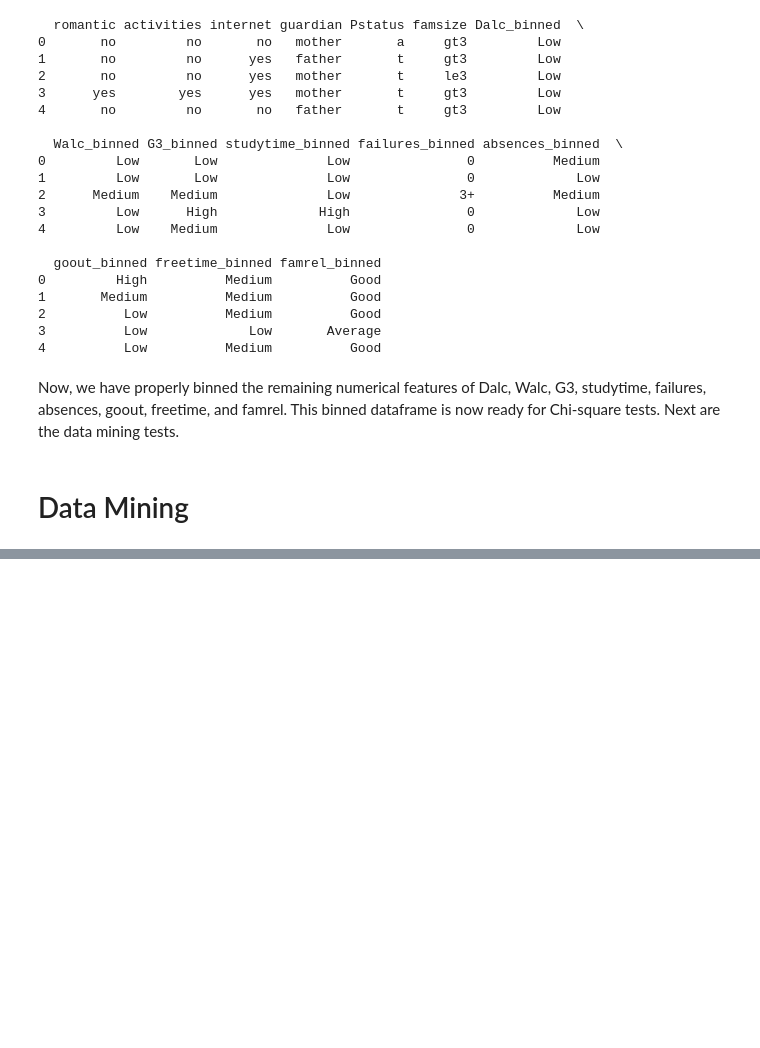
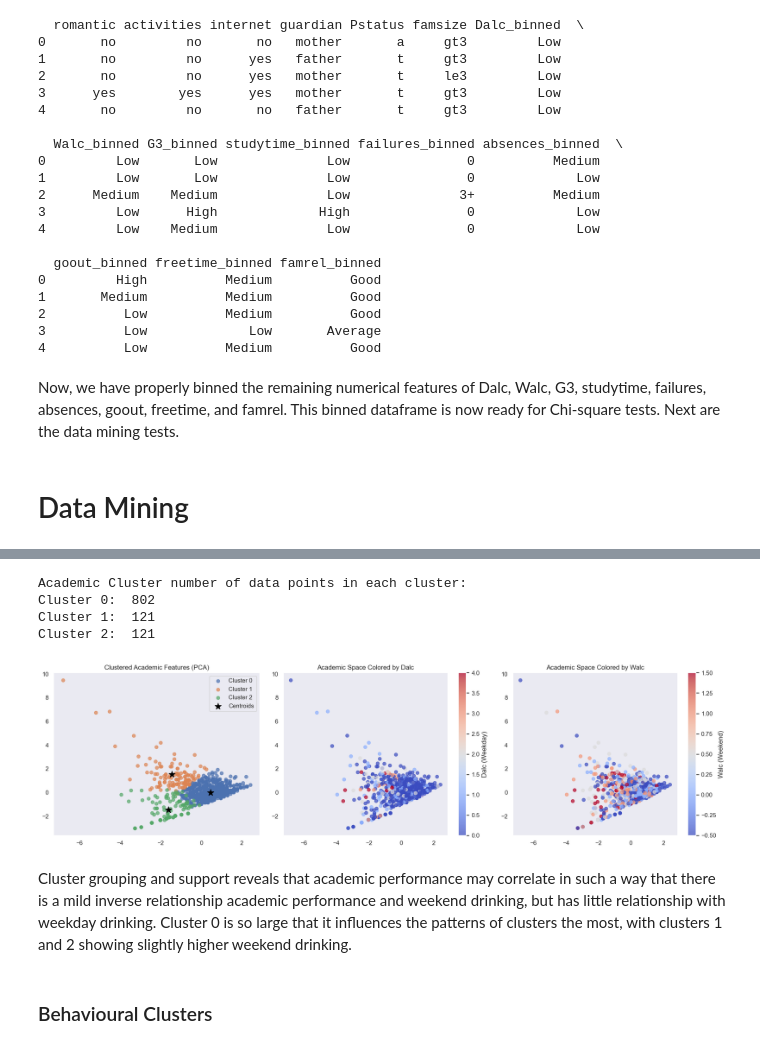
Before and after one commit to lonebono/CSMODEL, a Jupyter notebook: akbayanpartylistMCO.ipynb, the cells around one changed output, grey strips where cells are left out. Saved outputs shown, nothing was run; the diff lists cells and outputs as text; code cells hidden in the pictures; blank space fills up the shorter version.

```diff
--- a/akbayanpartylistMCO.ipynb
+++ b/akbayanpartylistMCO.ipynb
@@ -796,0 +801,10 @@ Now, we have properly binned the remaining numerical features of Dalc, Walc, G3,
+# %%
+clustered_df = scaled_encoded_df.copy()
+
+academic_features = ['studytime', 'absences', 'failures', 'G3']
+behavioural_features = ['goout', 'freetime', 'romantic_yes', 'activities_yes', 'internet_yes']
+socioeconomic_features = ['famrel', 'Pstatus_t', 'famsize_le3', 'guardian_father', 'guardian_mother', 'guardian_other']
+
+academic_s_e_df = clustered_df[academic_features]
+behavioral_s_e_df = clustered_df[behavioural_features]
+socioeconomic_s_e_df = clustered_df[socioeconomic_features]
@@ -796,0 +813,5 @@ Now, we have properly binned the remaining numerical features of Dalc, Walc, G3,
+# %%
+kmeans_academic = KMeans(3, 0, len(academic_s_e_df.columns), 1044, academic_s_e_df)
+kmeans_academic.initialize_centroids(academic_s_e_df)
+academic_clusters = kmeans_academic.train(academic_s_e_df, 50)
+clustered_df['academic_cluster'] = academic_clusters
@@ -796,0 +834,65 @@ Now, we have properly binned the remaining numerical features of Dalc, Walc, G3,
+# %%
+print('Academic Cluster number of data points in each cluster:')
+print('Cluster 0: ', academic_clusters.loc[academic_clusters == 0].shape[0])
+print('Cluster 1: ', academic_clusters.loc[academic_clusters == 1].shape[0])
+print('Cluster 2: ', academic_clusters.loc[academic_clusters == 2].shape[0])
+# %% [output]
+Academic Cluster number of data points in each cluster:
+Cluster 0:  802
+Cluster 1:  121
+Cluster 2:  121
+# %%
+pca = PCA(n_components=2)
+academic_2d_df = pca.fit_transform(academic_s_e_df)
+
+academic_2d_df = pd.DataFrame(academic_2d_df, columns=['x', 'y'])
+academic_2d_df['cluster'] = academic_clusters
+academic_2d_df['Dalc'] = clustered_df['Dalc']
+academic_2d_df['Walc'] = clustered_df['Walc']
+
+centroids = academic_2d_df.groupby('cluster')[['x', 'y']].mean().reset_index()
+
+fig, axs = plt.subplots(1, 3, figsize=(18, 5))
+
+for label in sorted(academic_2d_df['cluster'].unique()):
+    subset = academic_2d_df[academic_2d_df['cluster'] == label]
+    axs[0].scatter(subset['x'], subset['y'], label=f'Cluster {label}', alpha=0.7)
+
+axs[0].scatter(
+    centroids['x'], centroids['y'],
+    c='black', marker='*', s=150, label='Centroids'
+)
+axs[0].set_title("Clustered Academic Features (PCA)")
+axs[0].legend()
+axs[0].grid()
+
+sc1 = axs[1].scatter(
+    academic_2d_df['x'],
+    academic_2d_df['y'],
+    c=academic_2d_df['Dalc'],
+    cmap='coolwarm',
+    alpha=0.7
+)
+axs[1].set_title('Academic Space Colored by Dalc')
+axs[1].grid()
+plt.colorbar(sc1, ax=axs[1], label='Dalc (Weekday)')
+
+sc2 = axs[2].scatter(
+    academic_2d_df['x'],
+    academic_2d_df['y'],
+    c=academic_2d_df['Walc'],
+    cmap='coolwarm',
+    alpha=0.7
+)
+axs[2].set_title('Academic Space Colored by Walc')
+axs[2].grid()
+plt.colorbar(sc2, ax=axs[2], label='Walc (Weekend)')
+
+plt.tight_layout()
+plt.show()
+# %% [output]
+[figure, added]
+# %% [markdown]
+Cluster grouping and support reveals that academic performance may correlate in such a way that there is a mild inverse relationship academic performance and weekend drinking, but has little relationship with weekday drinking. Cluster 0 is so large that it influences the patterns of clusters the most, with clusters 1 and 2 showing slightly higher weekend drinking.
+# %% [markdown]
+### Behavioural Clusters
```
Also changed, not shown: parts of 51 cells of this notebook.
